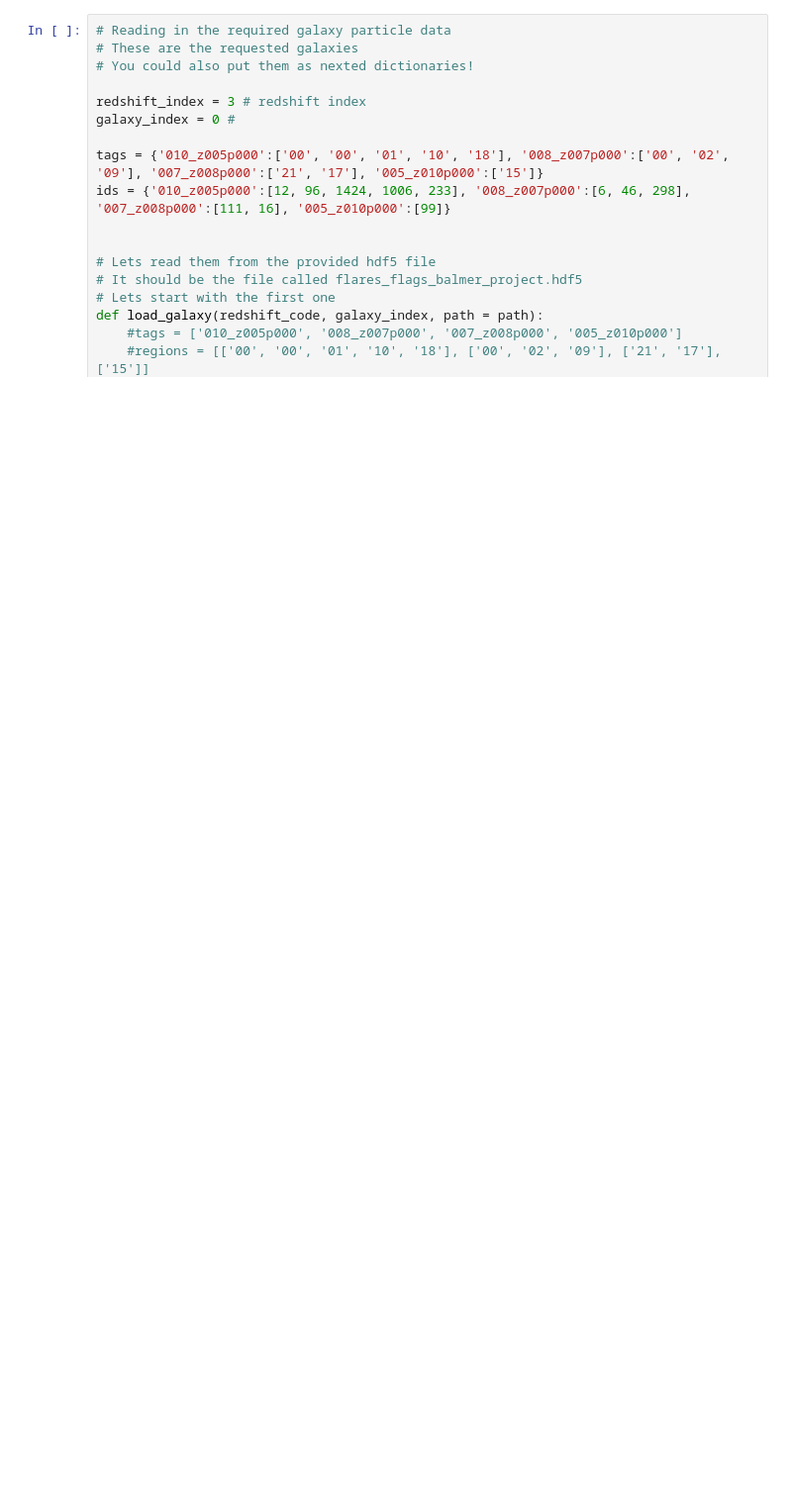
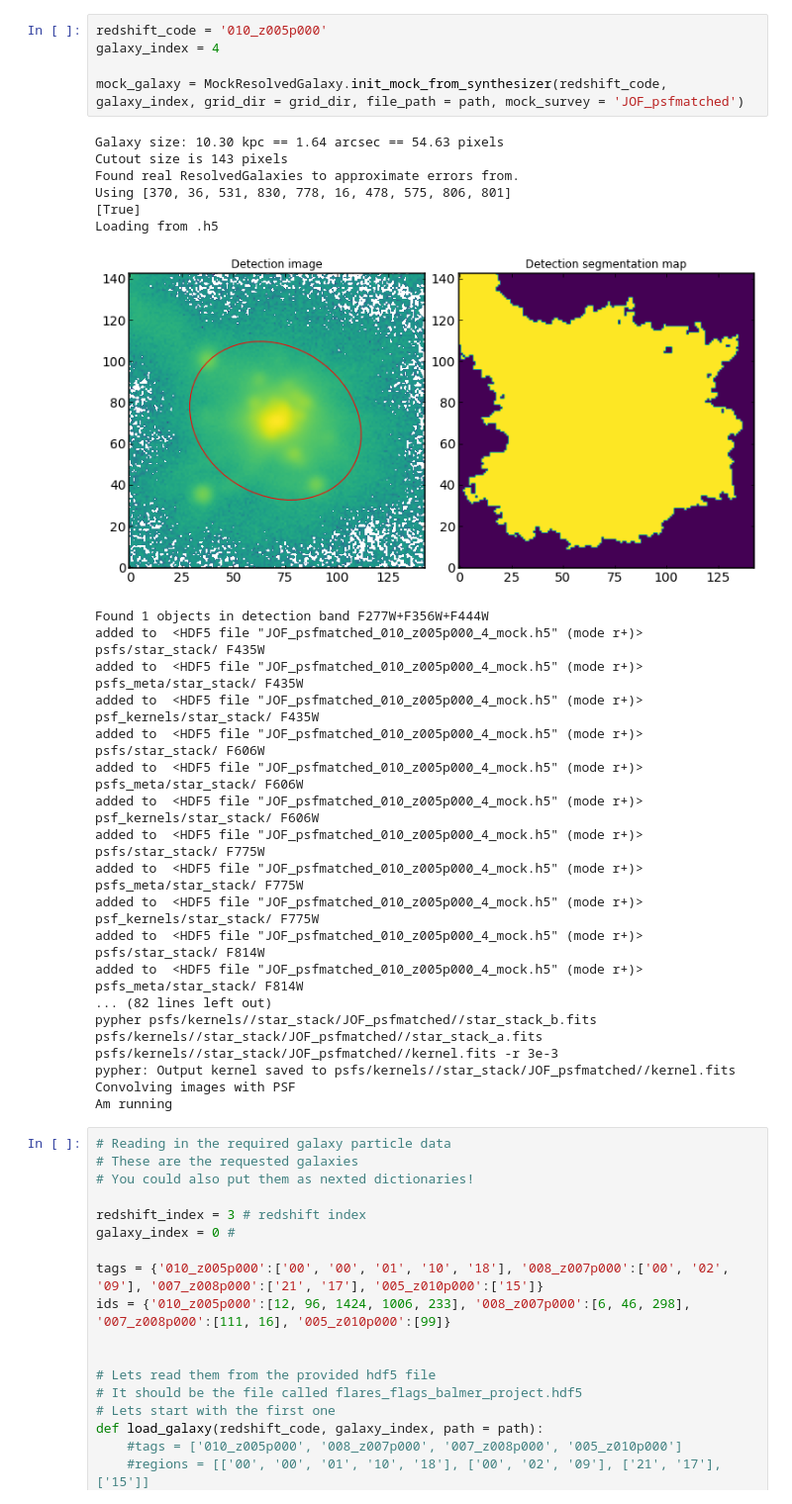
Before and after one commit to tHarvey303/EXPANSE, a Jupyter notebook: MockResolvedGalaxyTesting.ipynb, the cells around one changed output. Shown at 99% size. Cells and saved outputs as stored; diff of their text form; blank space fills up the shorter version.

```diff
--- a/MockResolvedGalaxyTesting.ipynb
+++ b/MockResolvedGalaxyTesting.ipynb
@@ -42,3 +75,33 @@ path = '/nvme/scratch/work/tharvey/synthesizer/flares_flags_balmer_project.hdf5'
+# %%
+redshift_code = '010_z005p000'
+galaxy_index = 4
+
+mock_galaxy = MockResolvedGalaxy.init_mock_from_synthesizer(redshift_code, galaxy_index, grid_dir = grid_dir, file_path = path, mock_survey = 'JOF_psfmatched')
+# %% [output]
+Galaxy size: 10.30 kpc == 1.64 arcsec == 54.63 pixels
+Cutout size is 143 pixels
+Found real ResolvedGalaxies to approximate errors from.
+Using [370, 36, 531, 830, 778, 16, 478, 575, 806, 801]
+[True]
+Loading from .h5
+[figure, added]
+Found 1 objects in detection band F277W+F356W+F444W
+added to  <HDF5 file "JOF_psfmatched_010_z005p000_4_mock.h5" (mode r+)> psfs/star_stack/ F435W
+added to  <HDF5 file "JOF_psfmatched_010_z005p000_4_mock.h5" (mode r+)> psfs_meta/star_stack/ F435W
+added to  <HDF5 file "JOF_psfmatched_010_z005p000_4_mock.h5" (mode r+)> psf_kernels/star_stack/ F435W
+added to  <HDF5 file "JOF_psfmatched_010_z005p000_4_mock.h5" (mode r+)> psfs/star_stack/ F606W
+added to  <HDF5 file "JOF_psfmatched_010_z005p000_4_mock.h5" (mode r+)> psfs_meta/star_stack/ F606W
+added to  <HDF5 file "JOF_psfmatched_010_z005p000_4_mock.h5" (mode r+)> psf_kernels/star_stack/ F606W
+added to  <HDF5 file "JOF_psfmatched_010_z005p000_4_mock.h5" (mode r+)> psfs/star_stack/ F775W
+added to  <HDF5 file "JOF_psfmatched_010_z005p000_4_mock.h5" (mode r+)> psfs_meta/star_stack/ F775W
+added to  <HDF5 file "JOF_psfmatched_010_z005p000_4_mock.h5" (mode r+)> psf_kernels/star_stack/ F775W
+added to  <HDF5 file "JOF_psfmatched_010_z005p000_4_mock.h5" (mode r+)> psfs/star_stack/ F814W
+added to  <HDF5 file "JOF_psfmatched_010_z005p000_4_mock.h5" (mode r+)> psfs_meta/star_stack/ F814W
+... (82 lines left out)
+pypher psfs/kernels//star_stack/JOF_psfmatched//star_stack_b.fits psfs/kernels//star_stack/JOF_psfmatched//star_stack_a.fits psfs/kernels//star_stack/JOF_psfmatched//kernel.fits -r 3e-3
+pypher: Output kernel saved to psfs/kernels//star_stack/JOF_psfmatched//kernel.fits
+Convolving images with PSF
+Am running
 # %%
 # Reading in the required galaxy particle data
 # These are the requested galaxies
```
Also changed, not shown: parts of 16 cells of this notebook, 5 other files.
